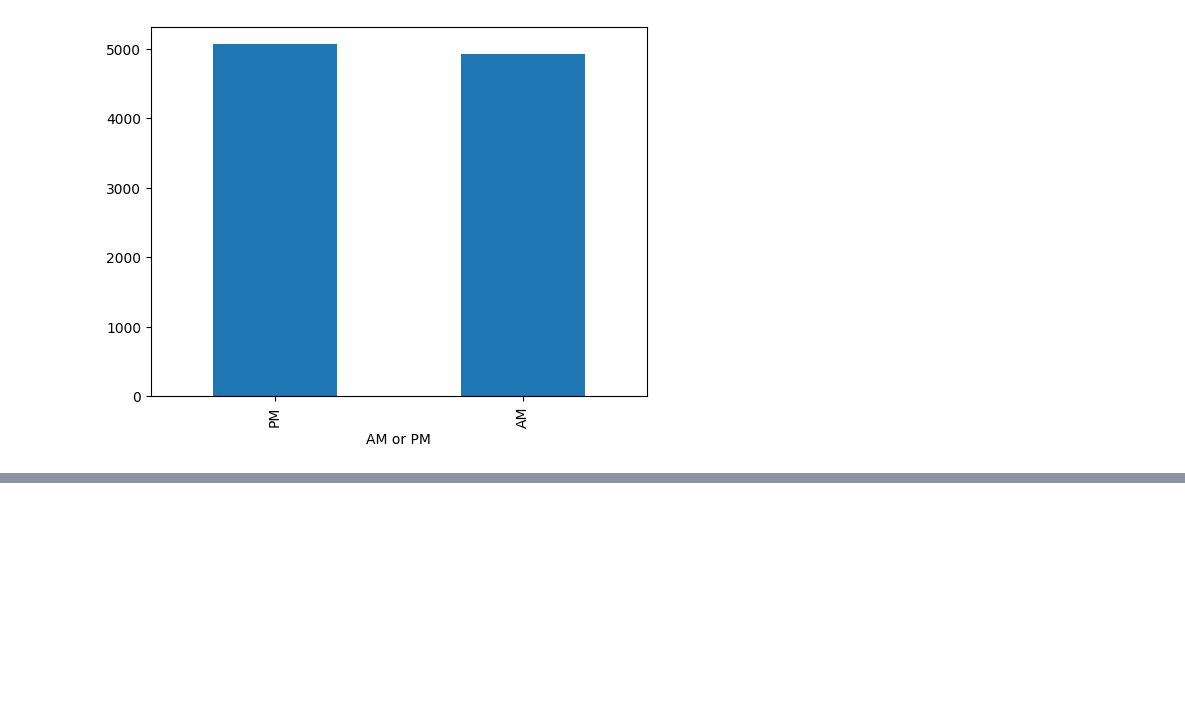
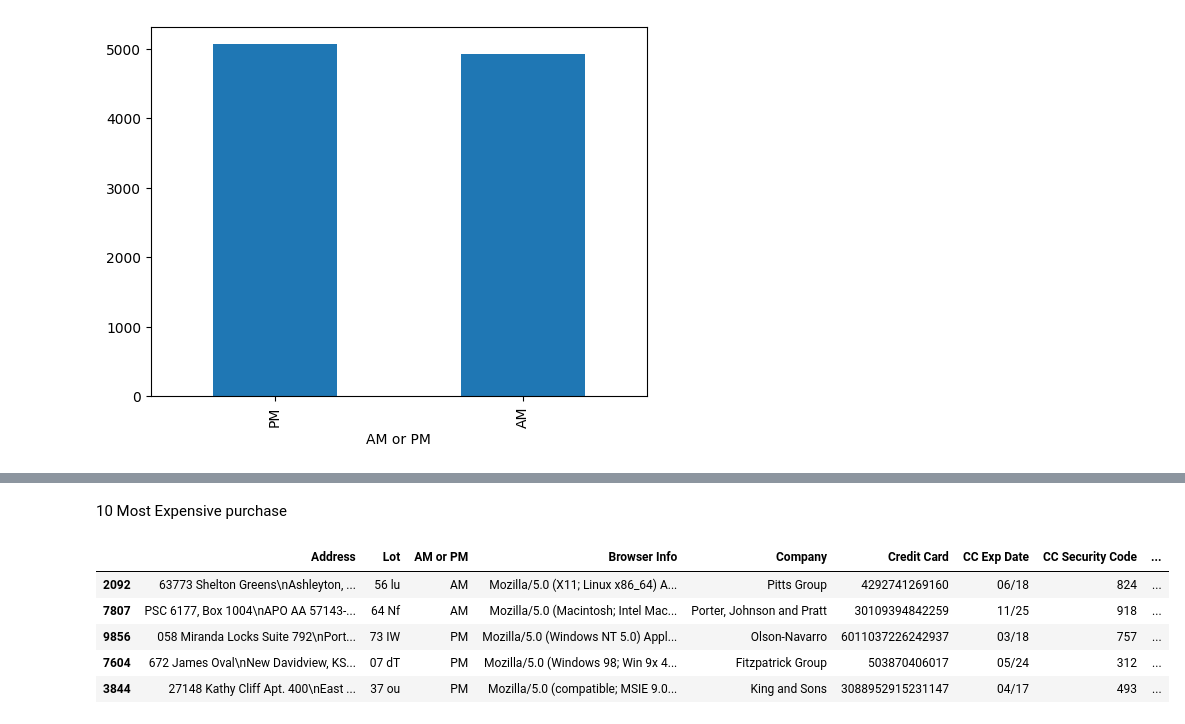
Before and after one commit to faixankh07-dvader/DATA-ANALYSIS-PYTHON-PANDAS, a Jupyter notebook: ECOMMERCE_PURCHASE/main.ipynb, the cells around one changed output, grey strips where cells are left out. Saved outputs shown, nothing was run; the diff lists cells and outputs as text; code cells hidden in the pictures; blank space fills up the shorter version.

```diff
--- a/ECOMMERCE_PURCHASE/main.ipynb
+++ b/ECOMMERCE_PURCHASE/main.ipynb
@@ -217,0 +236,11 @@ plt.show()
+# %% [markdown]
+10 Most Expensive purchase
+# %%
+data.nlargest(5, 'Purchase Price')
+# %% [output]
+|  | Address | Lot | AM or PM | Browser Info | Company | Credit Card | CC Exp Date | CC Security Code | ... |
+| 2092 | 63773 Shelton Greens\nAshleyton, ... | 56 lu | AM | Mozilla/5.0 (X11; Linux x86_64) A... | Pitts Group | 4292741269160 | 06/18 | 824 | ... |
+| 7807 | PSC 6177, Box 1004\nAPO AA 57143-... | 64 Nf | AM | Mozilla/5.0 (Macintosh; Intel Mac... | Porter, Johnson and Pratt | 30109394842259 | 11/25 | 918 | ... |
+| 9856 | 058 Miranda Locks Suite 792\nPort... | 73 IW | PM | Mozilla/5.0 (Windows NT 5.0) Appl... | Olson-Navarro | 6011037226242937 | 03/18 | 757 | ... |
+| 7604 | 672 James Oval\nNew Davidview, KS... | 07 dT | PM | Mozilla/5.0 (Windows 98; Win 9x 4... | Fitzpatrick Group | 503870406017 | 05/24 | 312 | ... |
+| 3844 | 27148 Kathy Cliff Apt. 400\nEast ... | 37 ou | PM | Mozilla/5.0 (compatible; MSIE 9.0... | King and Sons | 3088952915231147 | 04/17 | 493 | ... |
```
Also changed, not shown: parts of 4 cells of this notebook.
